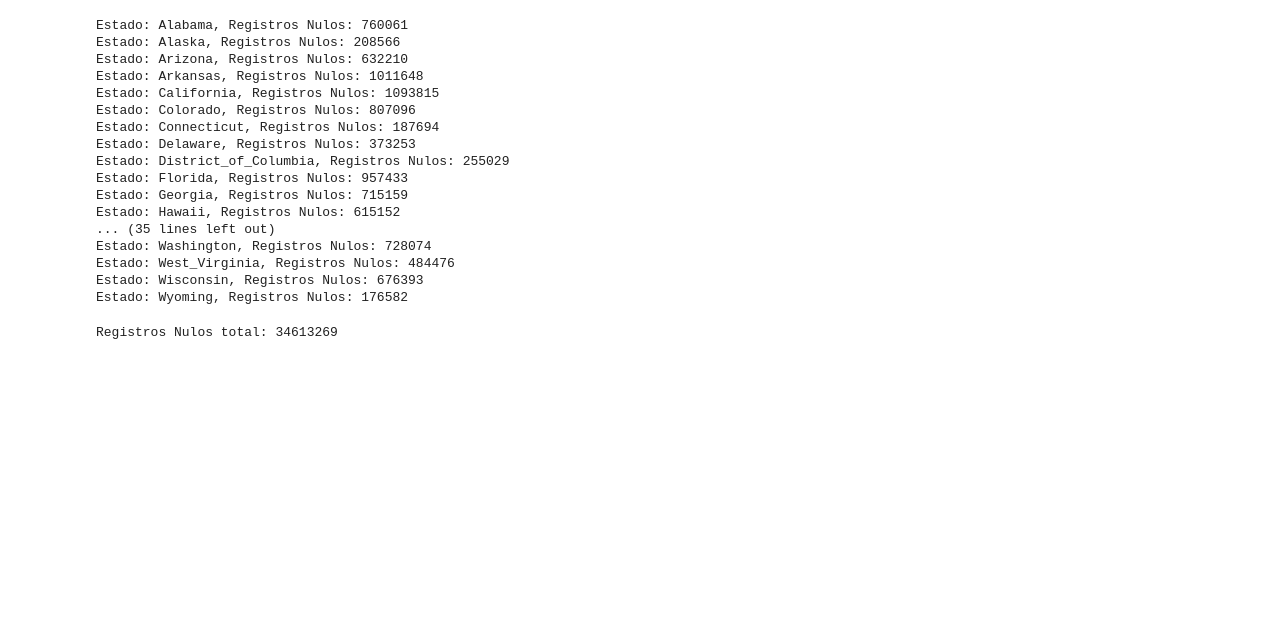
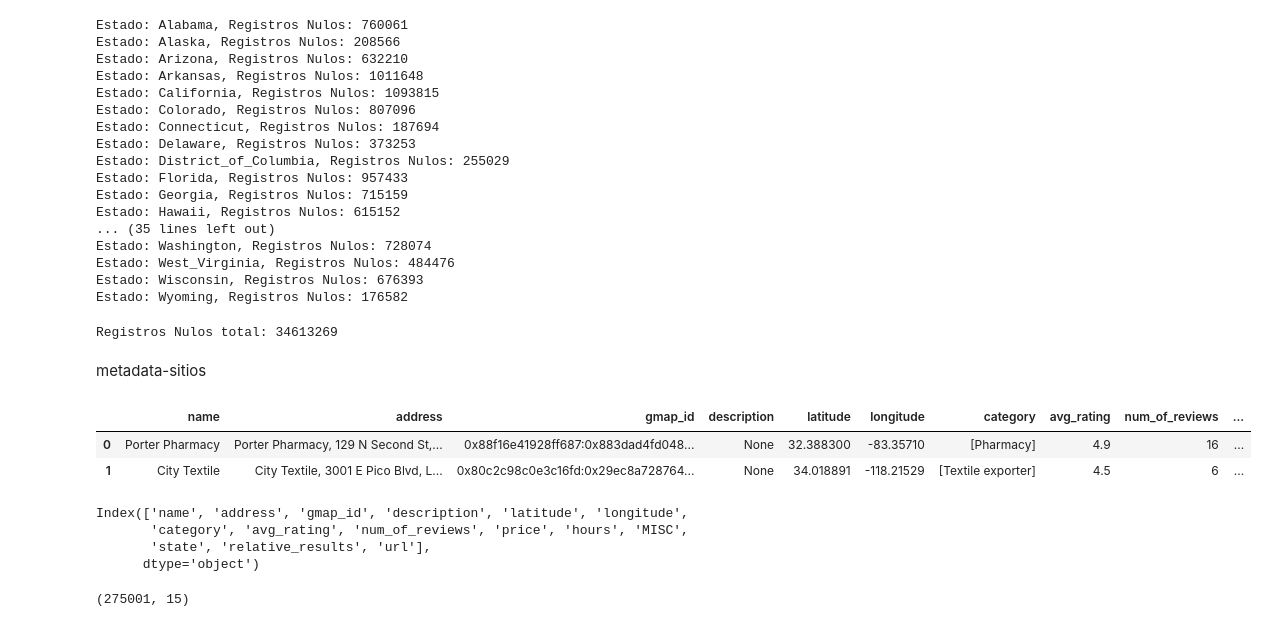
Before and after one commit to claudiogit2019/Proyecto-final, a Jupyter notebook: EDA-GoogleMaps.ipynb, the cells around one changed output. Cells and saved outputs as stored; diff of their text form; code cells hidden in the pictures; blank space fills up the shorter version.

Commit message:
Add files via upload
Avance sobre dataset metadata-sitios

```diff
--- a/EDA-GoogleMaps.ipynb
+++ b/EDA-GoogleMaps.ipynb
@@ -135,3 +140,27 @@ Estado: Wyoming, Registros Nulos: 176582
 print(f"Registros Nulos total: {sum(conteo_nulos.values())}")
 # %% [output]
 Registros Nulos total: 34613269
+# %% [markdown]
+metadata-sitios
+# %%
+# Lee el archivo JSON y carga los datos en un DataFrame de pandas
+df = pd.read_json("Datasets/Google Maps/metadata-sitios/1.json", lines = True)
+# %%
+df.head(2)
+# %% [output]
+|  | name | address | gmap_id | description | latitude | longitude | category | avg_rating | num_of_reviews | ... |
+| 0 | Porter Pharmacy | Porter Pharmacy, 129 N Second St,... | 0x88f16e41928ff687:0x883dad4fd048... | None | 32.388300 | -83.35710 | [Pharmacy] | 4.9 | 16 | ... |
+| 1 | City Textile | City Textile, 3001 E Pico Blvd, L... | 0x80c2c98c0e3c16fd:0x29ec8a728764... | None | 34.018891 | -118.21529 | [Textile exporter] | 4.5 | 6 | ... |
+# %%
+# Resumen de las features disponibles
+df.columns
+# %% [output]
+Index(['name', 'address', 'gmap_id', 'description', 'latitude', 'longitude',
+       'category', 'avg_rating', 'num_of_reviews', 'price', 'hours', 'MISC',
+       'state', 'relative_results', 'url'],
+      dtype='object')
+# %%
+# Tamaño del dataframe
+df.shape
+# %% [output]
+(275001, 15)
```
Also changed, not shown: parts of 25 cells of this notebook.
